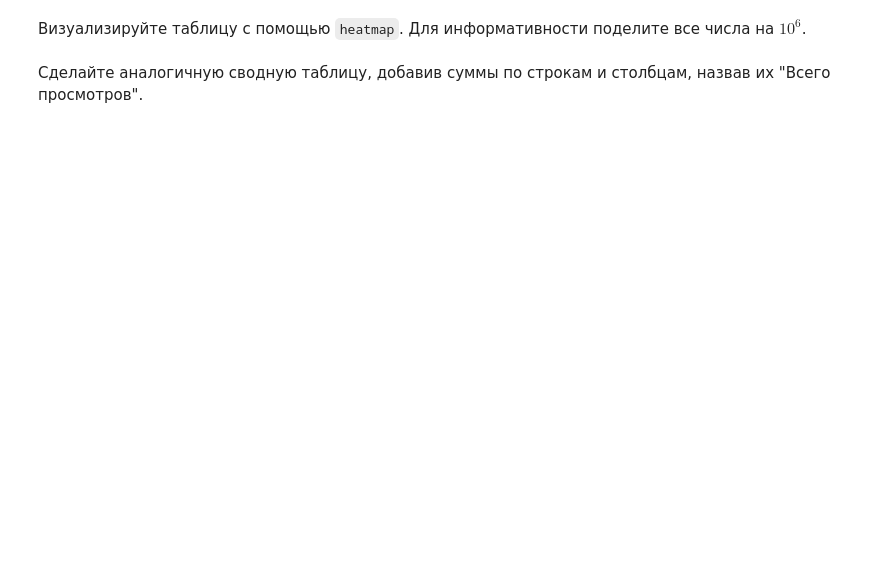
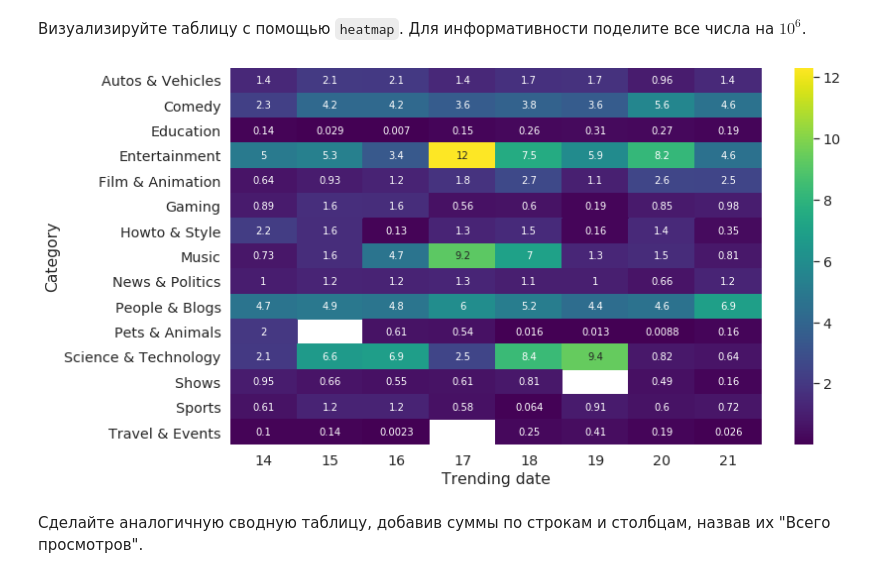
Before and after one commit to TopCoder2K/DS-introduction, a Jupyter notebook: notebooks/2.814.9.ipynb, the cells around one changed output. Drawn from its saved outputs; the diff is of its cells as text; code cells hidden in the pictures; blank space fills up the shorter version.

```diff
--- a/notebooks/2.814.9.ipynb
+++ b/notebooks/2.814.9.ipynb
@@ -714,7 +715,7 @@ with sns.plotting_context(font_scale=1.5), sns.axes_style("whitegrid"):
 # %%
 import json
 
-with open('./RU_category_id.json') as json_file:
+with open(path.joinpath('RU_category_id.json')) as json_file:
     json_data = json.load(json_file)
 
 category = pd.DataFrame(columns=['id', 'name'])
@@ -735,2 +752,13 @@ category
+# %%
+# Make the column naming the same.
+category = category.rename(
+    columns={"id": "category_id", "name" : "category_name"}
+)
+
+youtube_data = pd.merge(
+    youtube_data,
+    category,
+    on='category_id'
+)
 # %% [markdown]
 Составьте сводную таблицу о количестве просмотров по дням для каждой категории видео с помощю функции `pivot_table`.
@@ -738,0 +781,11 @@ category
+# %%
+category_views = pd.pivot_table(
+    youtube_data,
+    values='views',
+    index='category_name',
+    columns='trending_date',
+    aggfunc=np.sum,
+    dropna=True
+) / 10**6
+# category_views = category_views.astype(int)
+category_views
@@ -743,2 +812,14 @@ category
+# %%
+with sns.plotting_context(font_scale=1.3):
+    plt.figure(figsize=(12, 7))
+    sns.heatmap(category_views, annot=True, cmap="viridis") \
+    .set(
+       xlabel='Trending date',
+       ylabel='Category'
+   )
+# sns.heatmap(flights, annot=True, fmt='d', ax=ax, cmap="viridis")
+# plt.ylim((0, 12));
+# %% [output]
+[figure, added]
 # %% [markdown]
 Сделайте аналогичную сводную таблицу, добавив суммы по строкам и столбцам, назвав их "Всего просмотров".
```
Also changed, not shown: parts of 16 cells of this notebook.
